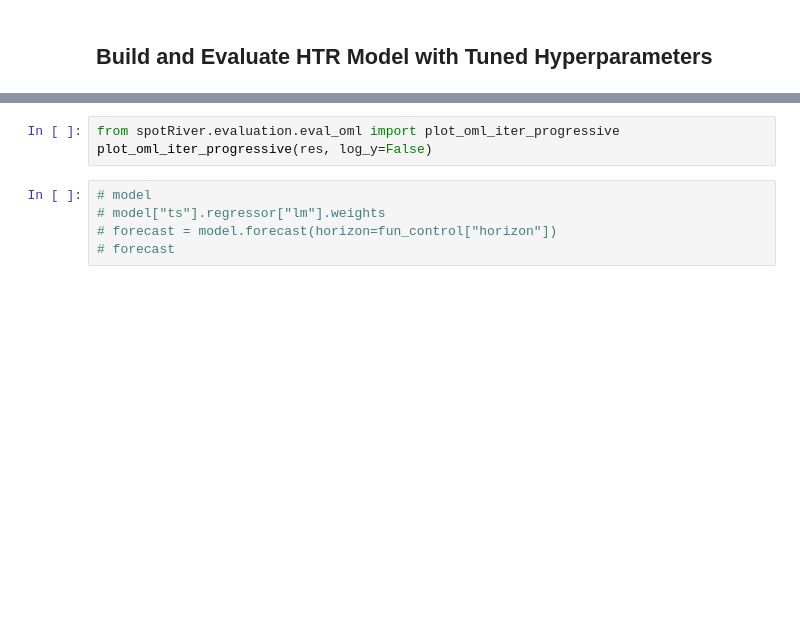
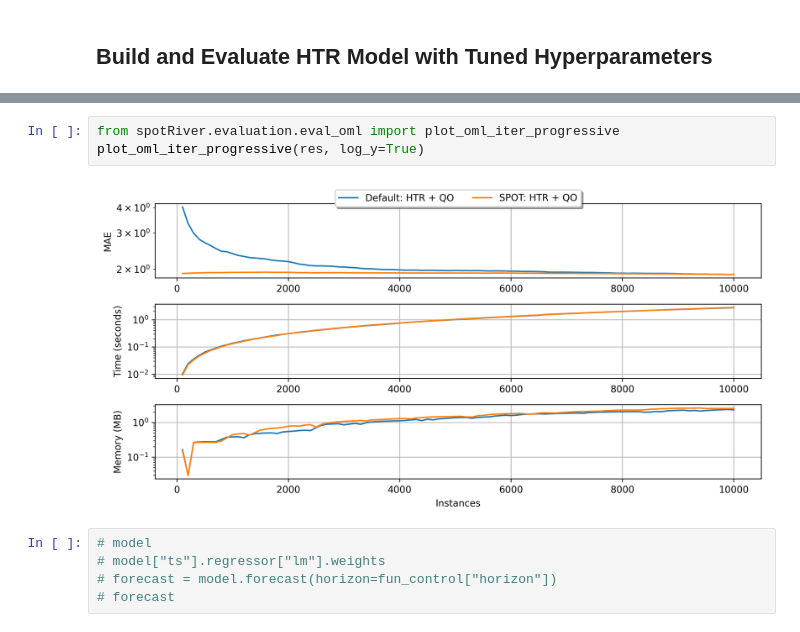
Before and after one commit to sequential-parameter-optimization/spotRiver, a Jupyter notebook: notebooks/14_spotriver_htr_synth_weighted.ipynb, the cells around one changed output, grey strips where cells are left out. Saved outputs shown, nothing was run; the diff lists cells and outputs as text; blank space fills up the shorter version.

```diff
--- a/notebooks/14_spotriver_htr_synth_weighted.ipynb
+++ b/notebooks/14_spotriver_htr_synth_weighted.ipynb
@@ -235,6 +300,8 @@ y = fun_eval_oml_iter_progressive(res, metric=None)
 # %%
 from spotRiver.evaluation.eval_oml import plot_oml_iter_progressive
-plot_oml_iter_progressive(res, log_y=False)
+plot_oml_iter_progressive(res, log_y=True)
+# %% [output]
+[figure, added]
 # %%
 # model
 # model["ts"].regressor["lm"].weights
```
Also changed, not shown: parts of 9 cells of this notebook, 1 other file.
